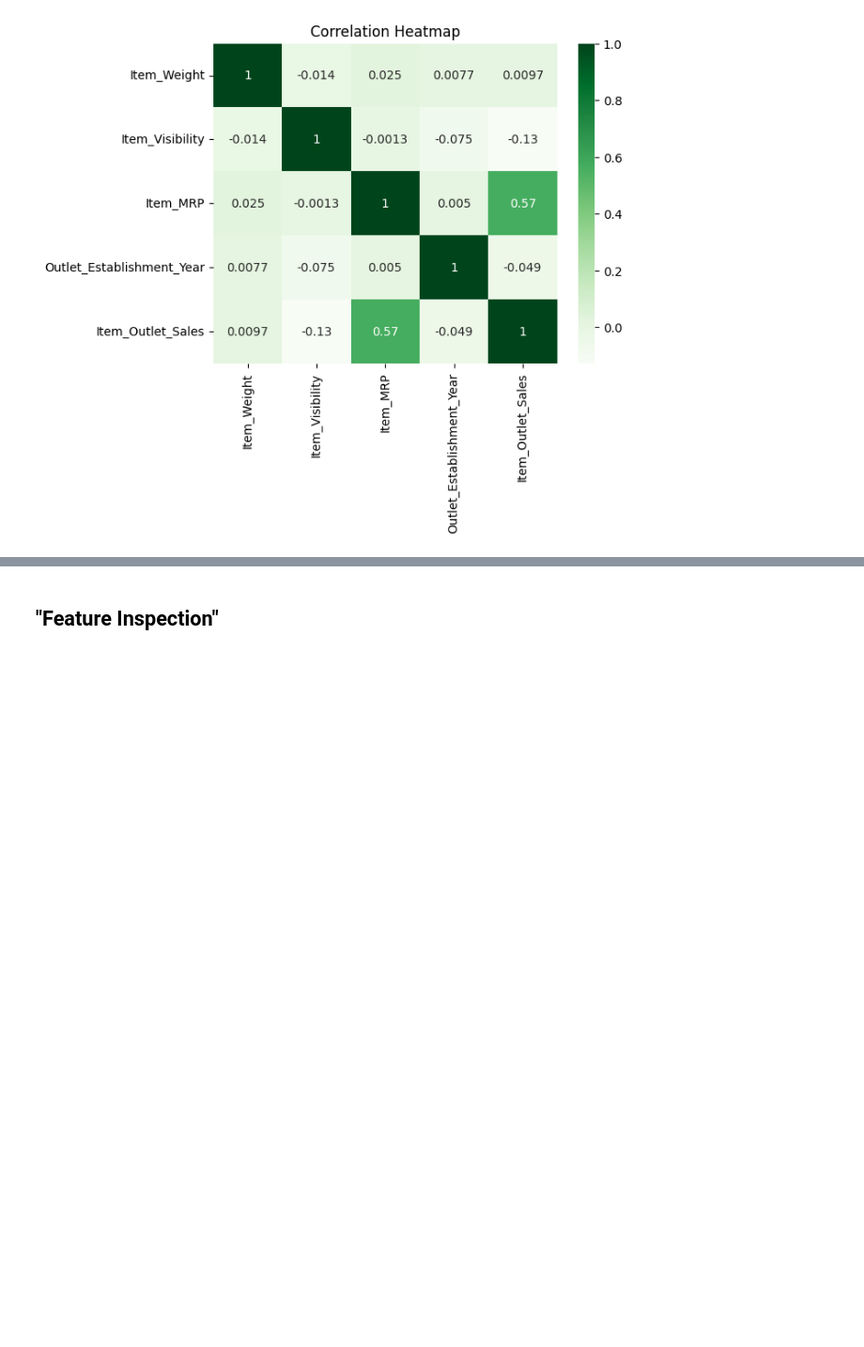
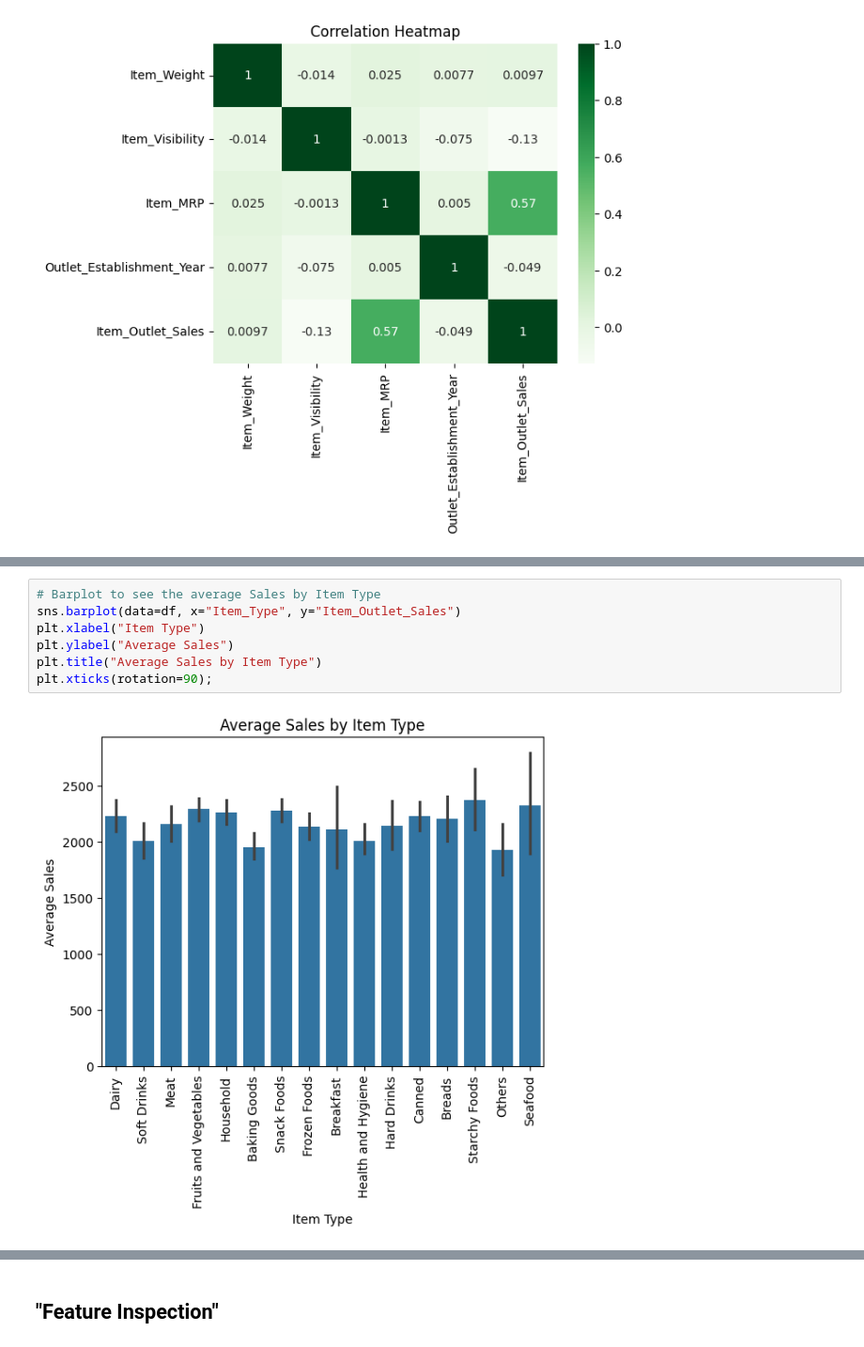
Before and after one commit to issaq96/Prediction-of-Product-Sales, a Jupyter notebook: prediction_of_product_sales.ipynb, the cells around one changed output, grey strips where cells are left out. Shown at 94% size. Drawn from its saved outputs; the diff is of its cells as text; blank space fills up the shorter version.

```diff
--- a/prediction_of_product_sales.ipynb
+++ b/prediction_of_product_sales.ipynb
@@ -257,0 +245,9 @@ ax.set_title("Correlation Heatmap");
+# %%
+# Barplot to see the average Sales by Item Type
+sns.barplot(data=df, x="Item_Type", y="Item_Outlet_Sales")
+plt.xlabel("Item Type")
+plt.ylabel("Average Sales")
+plt.title("Average Sales by Item Type")
+plt.xticks(rotation=90);
+# %% [output]
+[figure, added]
```
Also changed, not shown: parts of 11 cells of this notebook.
